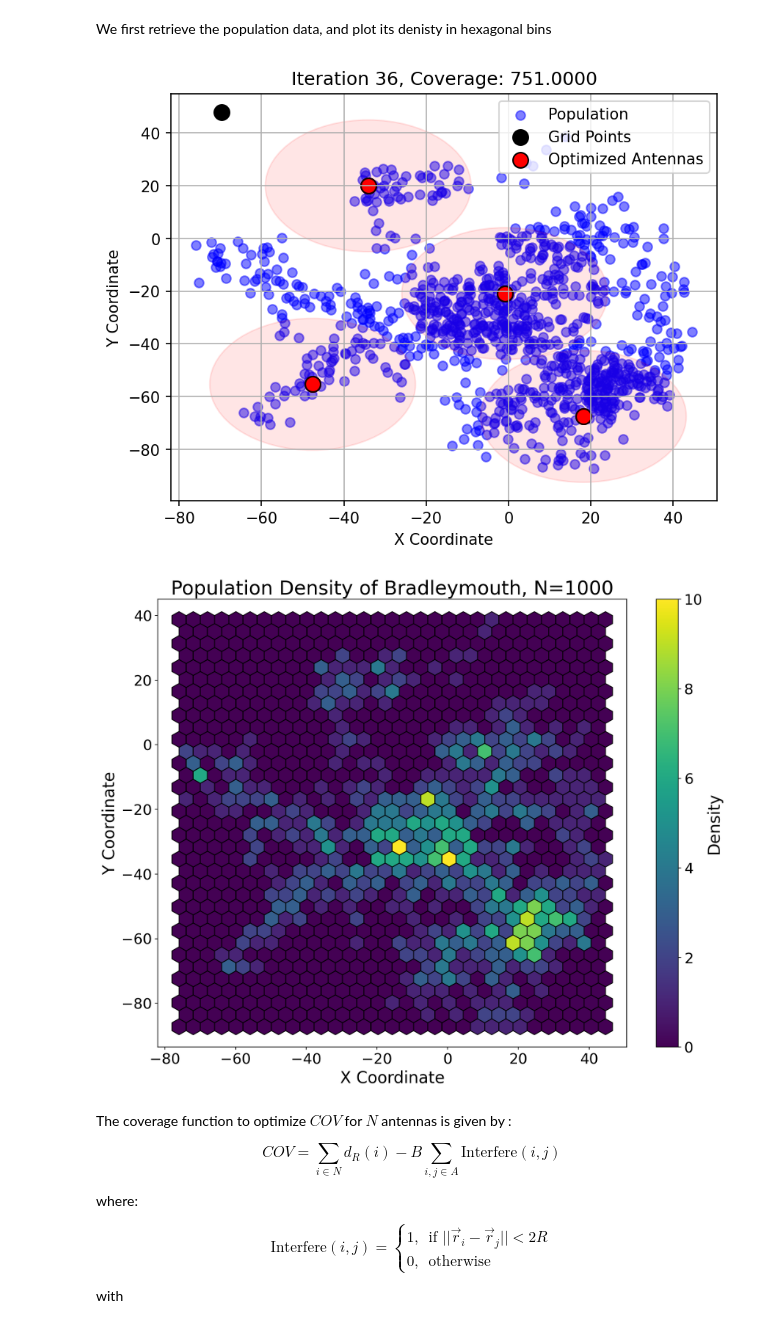
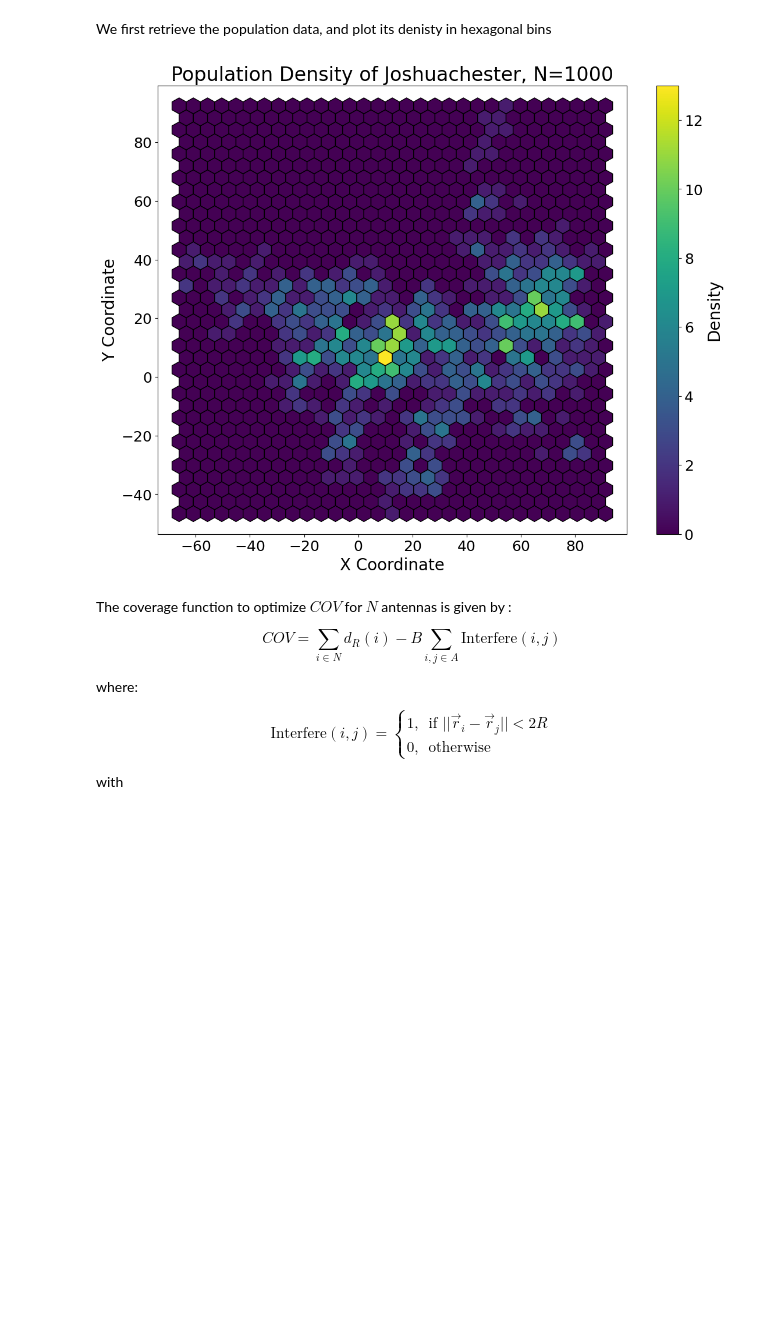
Before and after one commit to CMC-QuantumTraining/Pasqal-CMC-RubiQ, a Jupyter notebook: main_algorithm.ipynb, the cells around one changed output. Cells and saved outputs as stored; diff of their text form; code cells hidden in the pictures; blank space fills up the shorter version.

```diff
--- a/main_algorithm.ipynb
+++ b/main_algorithm.ipynb
@@ -68,29 +68,28 @@ We first retrieve the population data, and plot its denisty in hexagonal bins
 # %%
 cities = ["Bradleymouth", "Brandonberg", "Hansenchester", "Joshuachester", "New Rebeccaberg", "North Carl", "North Christopherbury", "Port Jonathan", "Zacharyburgh", 'North Joshua']
 
-city_name = cities[0]
+city_name = cities[3]
 
 with open('./data/population_{}.json'.format(city_name), 'r') as json_file:
     data = json.load(json_file)
 
 params = data['info']
 x = np.array(data['x'])
 y = np.array(data['y'])
 plt.figure(figsize=(13, 10))
 plt.hexbin(x, y, gridsize=30, cmap='viridis', edgecolors='black')
 cbar = plt.colorbar(label='Density')
 cbar.set_label('Density', fontsize=20)
 cbar.ax.tick_params(labelsize=18)
 
 # Add titles and labels
 plt.title('Population Density of {}, N={}'.format(city_name, len(x)), fontsize=24)
 plt.xlabel('X Coordinate', fontsize=20)
 plt.ylabel('Y Coordinate', fontsize=20)
 plt.tick_params(axis='both', which='major', labelsize=18)
 plt.show()
 # %% [output]
-[figure, old version]
+[figure, new version]
-[figure, removed]
 # %% [markdown]
 The coverage function to optimize $COV$ for $N$ antennas is given by :
 
```
Also changed, not shown: parts of 3 cells of this notebook, 2 other files.
